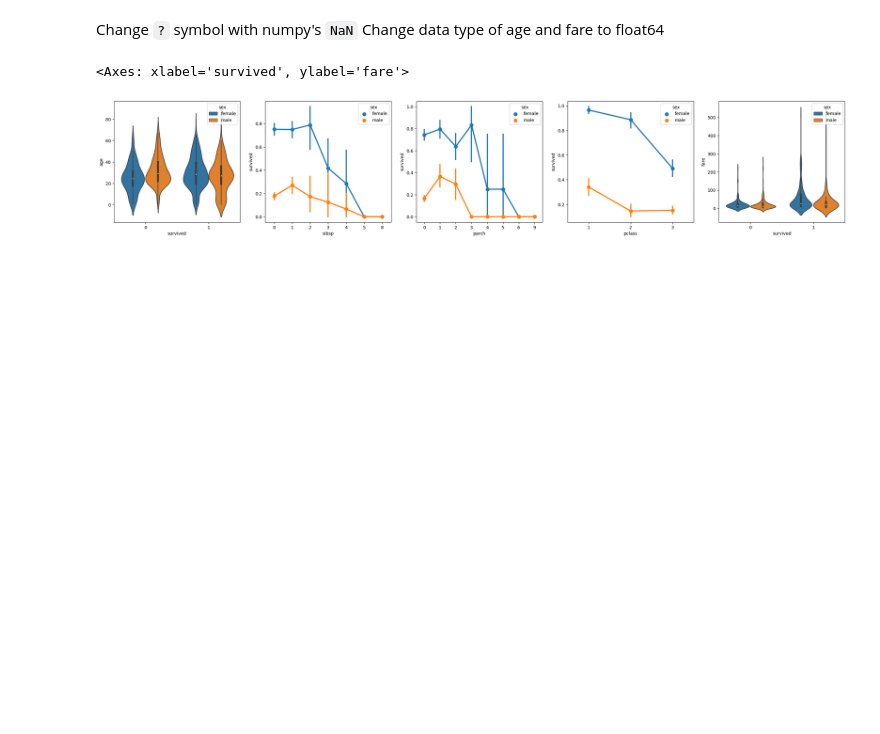
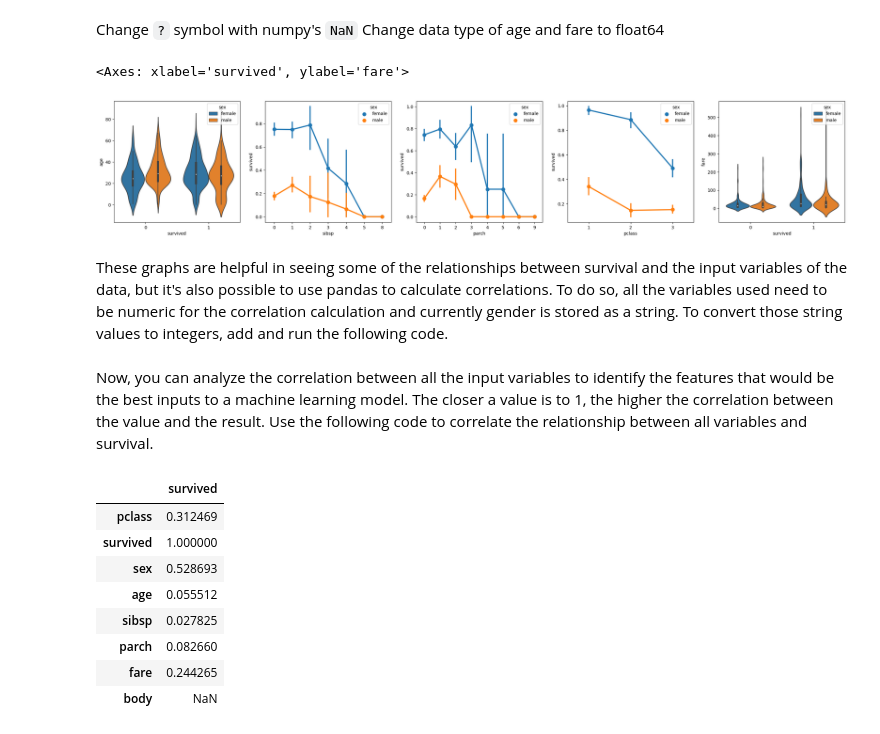
Before and after one commit to kdrkrst/sandbox-notebooks, a Jupyter notebook: projects/data-science-getting-started/hello.ipynb, the cells around one changed output. Drawn from its saved outputs; the diff is of its cells as text; code cells hidden in the pictures; blank space fills up the shorter version.

```diff
--- a/projects/data-science-getting-started/hello.ipynb
+++ b/projects/data-science-getting-started/hello.ipynb
@@ -27,3 +33,5 @@ sns.violinplot(x="survived", y="fare", hue="sex", data=data, ax=axs[4])
 # %% [output]
 <Axes: xlabel='survived', ylabel='fare'>
 [figure]
+# %% [markdown]
+These graphs are helpful in seeing some of the relationships between survival and the input variables of the data, but it's also possible to use pandas to calculate correlations. To do so, all the variables used need to be numeric for the correlation calculation and currently gender is stored as a string. To convert those string values to integers, add and run the following code.
@@ -29,0 +40,14 @@ sns.violinplot(x="survived", y="fare", hue="sex", data=data, ax=axs[4])
+# %% [markdown]
+Now, you can analyze the correlation between all the input variables to identify the features that would be the best inputs to a machine learning model. The closer a value is to 1, the higher the correlation between the value and the result. Use the following code to correlate the relationship between all variables and survival.
+# %%
+data.corr(numeric_only=True).abs()[["survived"]]
+# %% [output]
+|  | survived |
+| pclass | 0.312469 |
+| survived | 1.000000 |
+| sex | 0.528693 |
+| age | 0.055512 |
+| sibsp | 0.027825 |
+| parch | 0.082660 |
+| fare | 0.244265 |
+| body | NaN |
```
Also changed, not shown: parts of 23 cells of this notebook.
